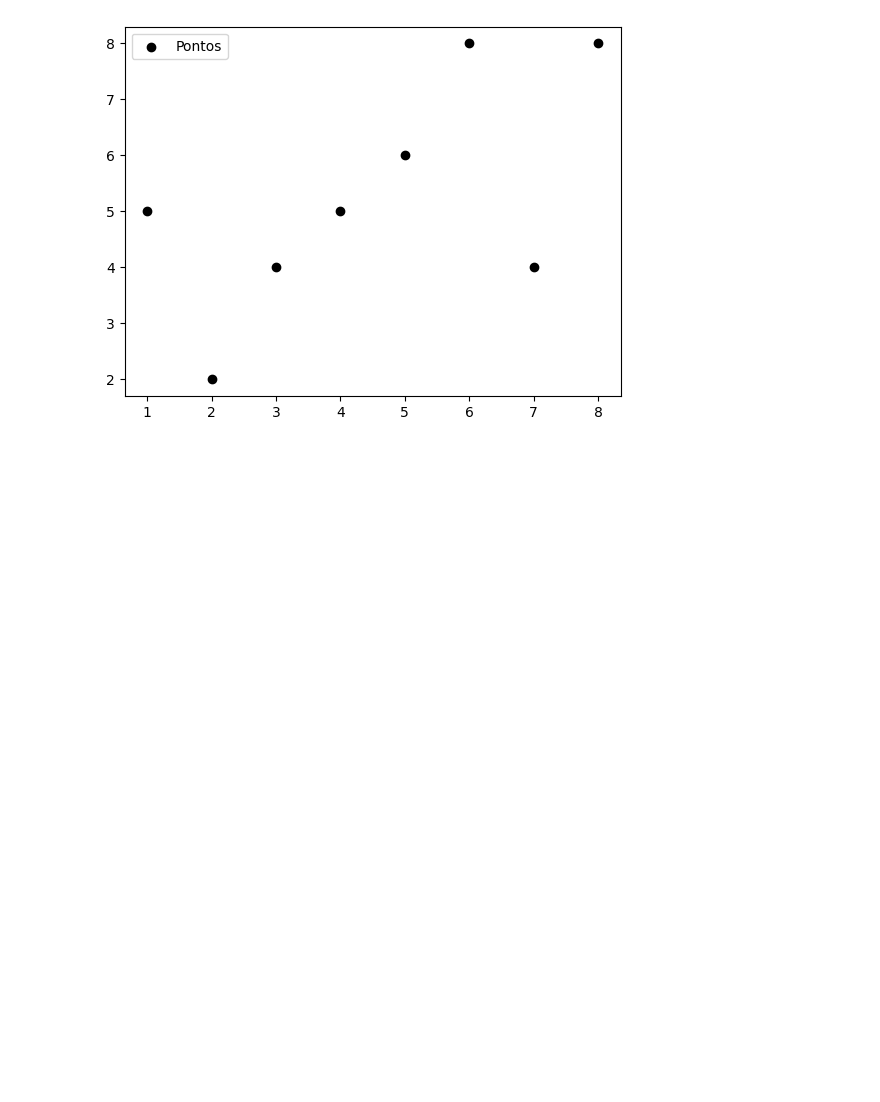
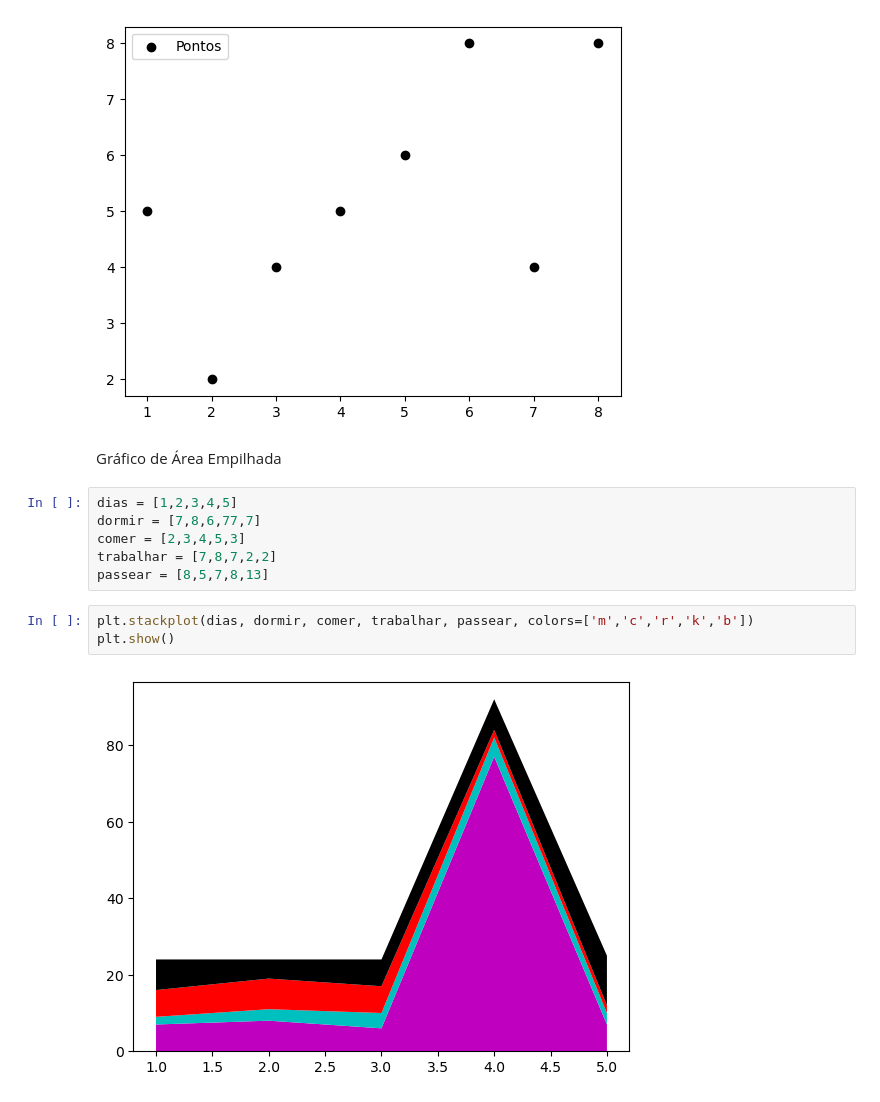
Before and after one commit to mateushlsilva/matplotlib-aula, a Jupyter notebook: matplotlib.ipynb, the cells around one changed output. Saved outputs shown, nothing was run; the diff lists cells and outputs as text; blank space fills up the shorter version.

Commit message:
Gráfico de Área Empilhada

```diff
--- a/matplotlib.ipynb
+++ b/matplotlib.ipynb
@@ -86,3 +86,16 @@ plt.legend()
 plt.show()
 # %% [output]
 [figure]
+# %% [markdown]
+Gráfico de Área Empilhada
+# %%
+dias = [1,2,3,4,5]
+dormir = [7,8,6,77,7]
+comer = [2,3,4,5,3]
+trabalhar = [7,8,7,2,2]
+passear = [8,5,7,8,13]
+# %%
+plt.stackplot(dias, dormir, comer, trabalhar, passear, colors=['m','c','r','k','b'])
+plt.show()
+# %% [output]
+[figure, added]
```
